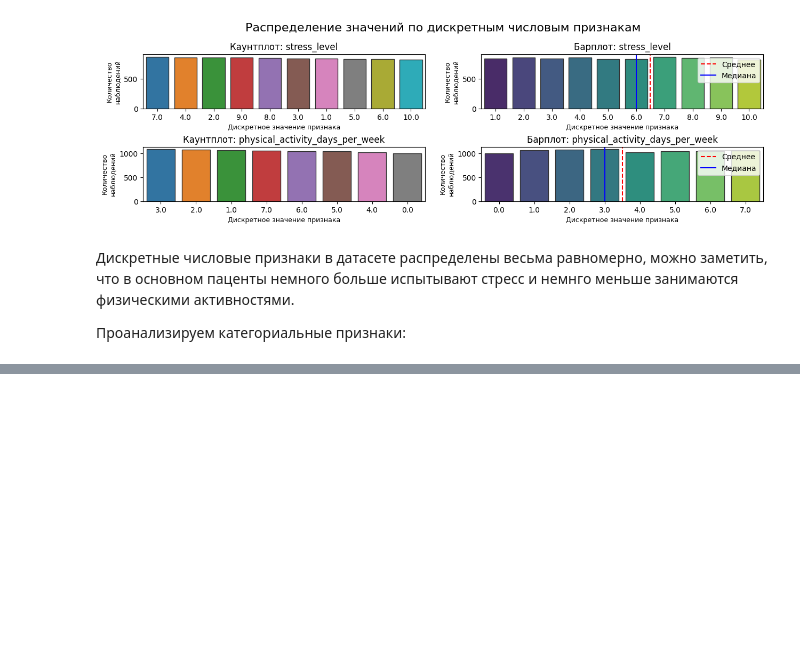
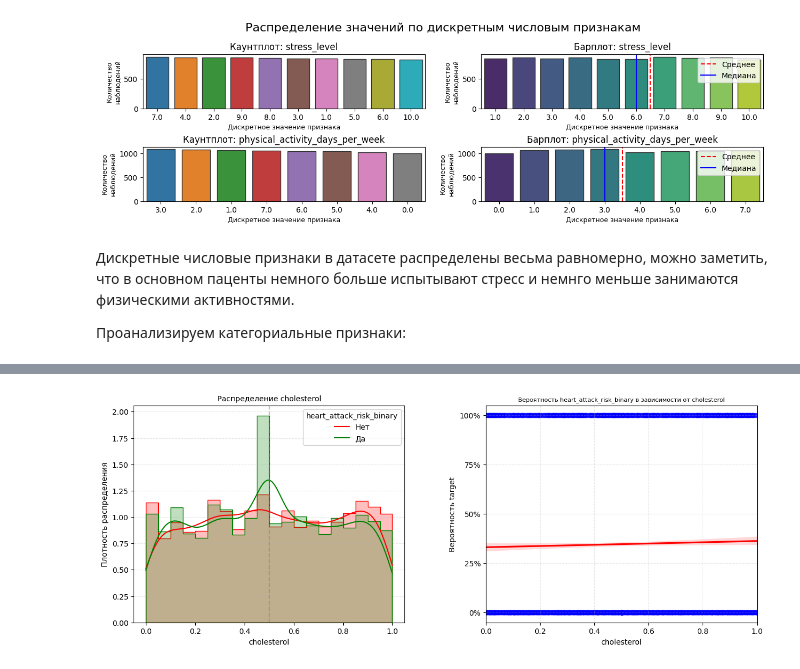
Before and after one commit to madLary/practicum-workshop-cvd-model, a Jupyter notebook: workshop-cdv-research.ipynb, the cells around one changed output, grey strips where cells are left out. Cells and saved outputs as stored; diff of their text form; code cells hidden in the pictures; blank space fills up the shorter version.

```diff
--- a/workshop-cdv-research.ipynb
+++ b/workshop-cdv-research.ipynb
@@ -981,0 +1166,4 @@ analyze_categorial_data(train, fig_size=(11, 35), top=0.95,
+# %%
+draw_hist_and_reg(train, 'cholesterol', 'heart_attack_risk_binary')
+# %% [output]
+[figure, added]
```
Also changed, not shown: parts of 15 cells of this notebook, 1 other file.
